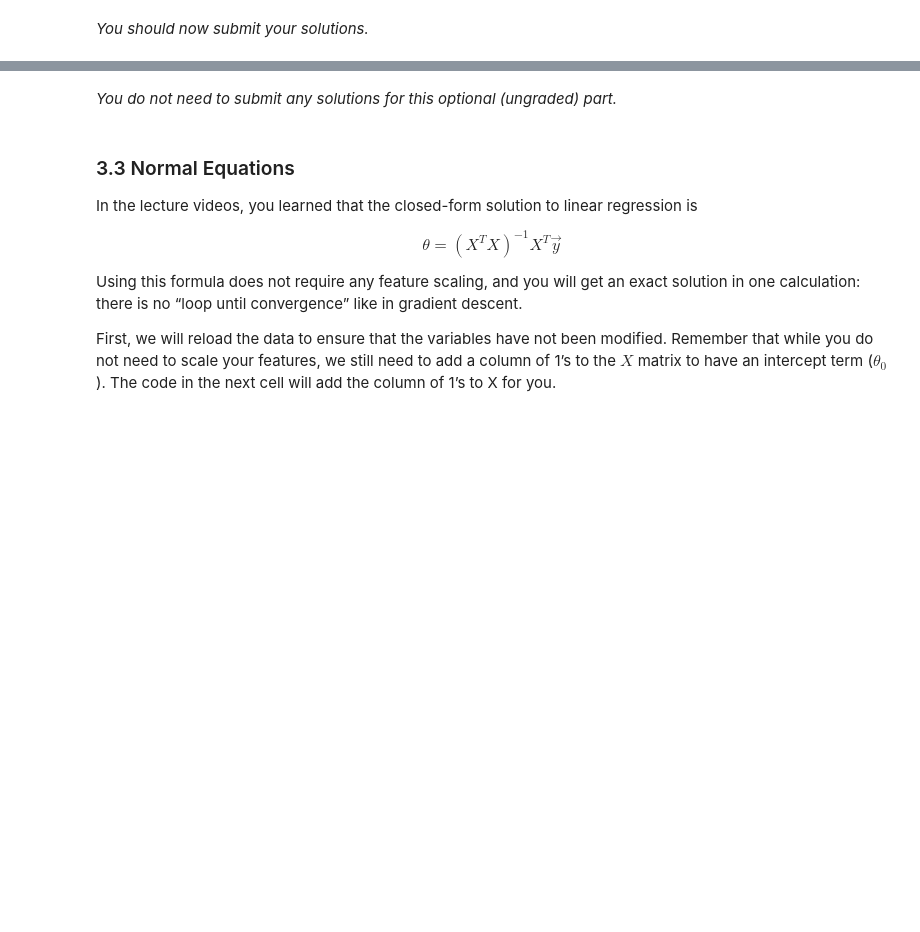
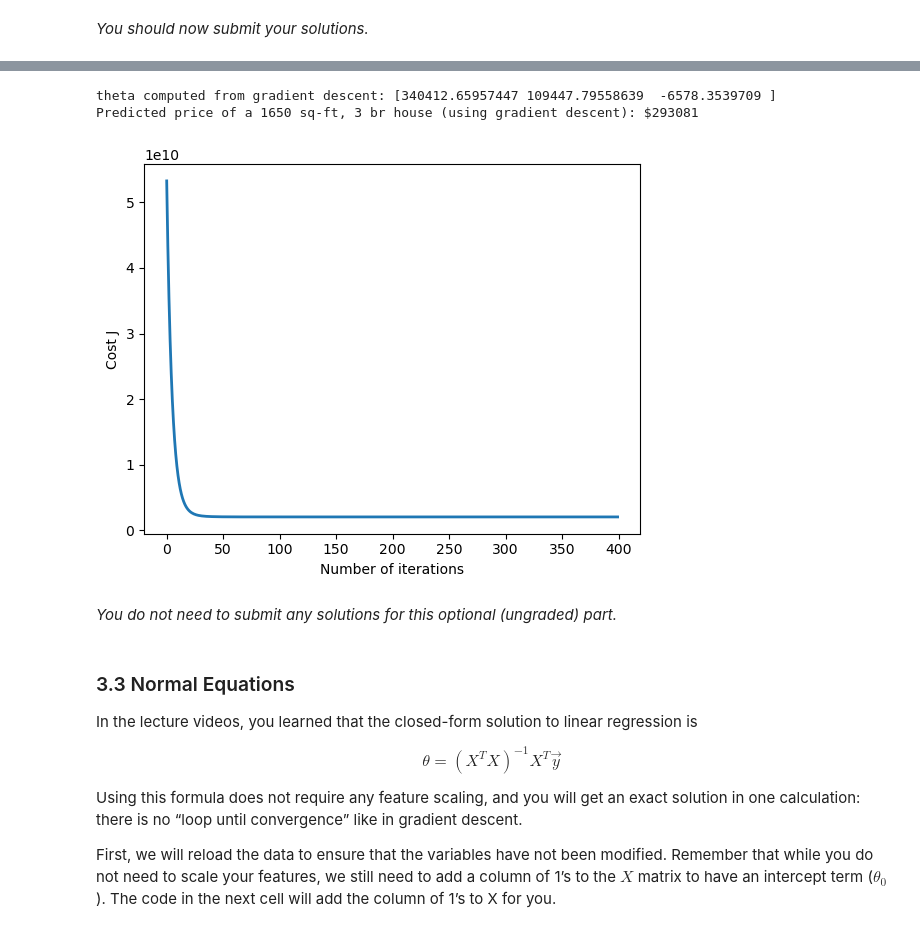
Before and after one commit to shiluhe/ml-coursework-python, a Jupyter notebook: Exercise1/exercise1.ipynb, the cells around one changed output, grey strips where cells are left out. Saved outputs shown, nothing was run; the diff lists cells and outputs as text; code cells hidden in the pictures; blank space fills up the shorter version.

```diff
--- a/Exercise1/exercise1.ipynb
+++ b/Exercise1/exercise1.ipynb
@@ -294,7 +297,9 @@ def computeCost(X, y, theta):
     J = 0
 
     # ====================== YOUR CODE HERE =====================
-
+    h = X.dot(theta)
+    error = h - y
+    J = (1/(2 * m)) * np.sum(error ** 2)
 
     # ===========================================================
     return J
@@ -386,7 +396,9 @@ def gradientDescent(X, y, theta, alpha, num_iters):
 
     for i in range(num_iters):
         # ==================== YOUR CODE HERE =================================
-
+        h = X.dot(theta)
+        error = h - y
+        theta = theta - (alpha/m) * X.T.dot(error)
 
         # =====================================================================
 
@@ -570,7 +603,9 @@ def  featureNormalize(X):
     sigma = np.zeros(X.shape[1])
 
     # =========================== YOUR CODE HERE =====================
-
+    mu = np.mean(X, axis = 0)
+    sigma = np.std(X, axis=0)
+    X_norm = (X  - mu)/sigma
 
     # ================================================================
     return X_norm, mu, sigma
@@ -655,7 +690,9 @@ def computeCostMulti(X, y, theta):
     J = 0
 
     # ======================= YOUR CODE HERE ===========================
-
+    h = X.dot(theta)
+    error = h - y
+    J = (1/(2*m)) * np.sum(error ** 2)
 
     # ==================================================================
     return J
@@ -774,35 +807,40 @@ Finally, you should complete the code at the end to predict the price
 of a 1650 sq-ft, 3 br house.
 
 Hint
 ----
 At prediction, make sure you do the same feature normalization.
 """
 # Choose some alpha value - change this
 alpha = 0.1
 num_iters = 400
 
 # init theta and run gradient descent
 theta = np.zeros(3)
 theta, J_history = gradientDescentMulti(X, y, theta, alpha, num_iters)
 
 # Plot the convergence graph
 pyplot.plot(np.arange(len(J_history)), J_history, lw=2)
 pyplot.xlabel('Number of iterations')
 pyplot.ylabel('Cost J')
 
 # Display the gradient descent's result
 print('theta computed from gradient descent: {:s}'.format(str(theta)))
 
 # Estimate the price of a 1650 sq-ft, 3 br house
 # ======================= YOUR CODE HERE ===========================
 # Recall that the first column of X is all-ones.
 # Thus, it does not need to be normalized.
-
-price = 0   # You should change this
+x = np.array([1650, 3])
+x_norm = (x  - mu) / sigma
+price = np.dot(np.array([1, x_norm[0], x_norm[1]]), theta)
 
 # ===================================================================
 
 print('Predicted price of a 1650 sq-ft, 3 br house (using gradient descent): ${:.0f}'.format(price))
+# %% [output]
+theta computed from gradient descent: [340412.65957447 109447.79558639  -6578.3539709 ]
+Predicted price of a 1650 sq-ft, 3 br house (using gradient descent): $293081
+[figure, added]
 # %% [markdown]
 *You do not need to submit any solutions for this optional (ungraded) part.*
 # %% [markdown]
```
Also changed, not shown: parts of 24 cells of this notebook.
